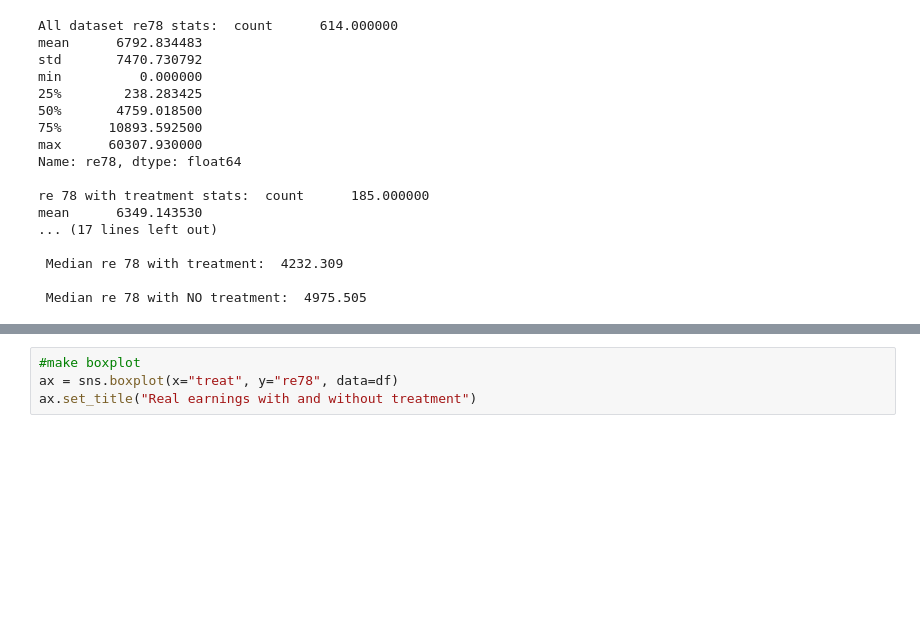
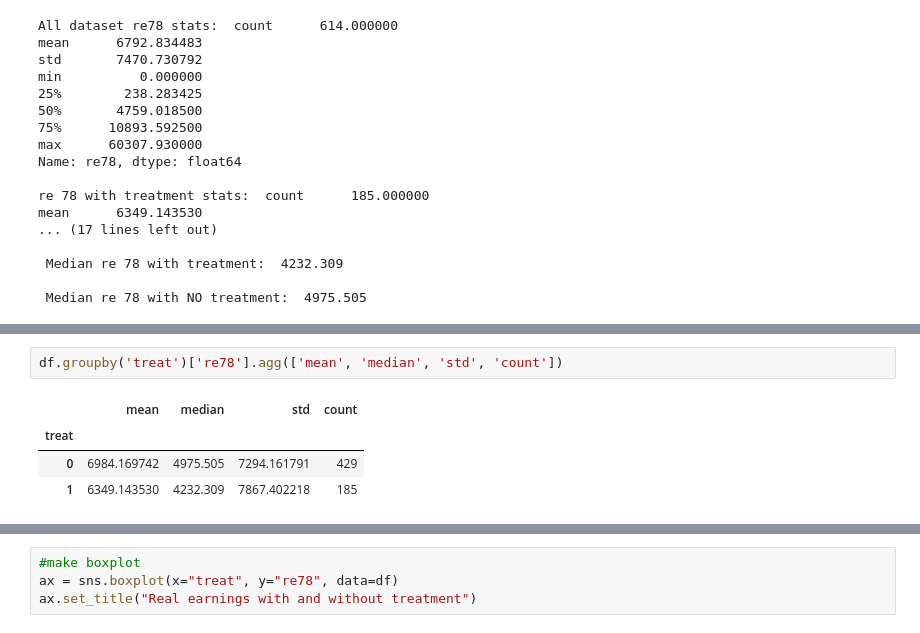
Before and after one commit to mt-tschudin/ADA2026, a Jupyter notebook: Exercises/05 - Causal analysis of observational data/Observational studies exercise.ipynb, the cells around one changed output, grey strips where cells are left out. Cells and saved outputs as stored; diff of their text form; blank space fills up the shorter version.

```diff
--- a/Exercises/05 - Causal analysis of observational data/Observational studies exercise.ipynb
+++ b/Exercises/05 - Causal analysis of observational data/Observational studies exercise.ipynb
@@ -123,3 +130,10 @@ mean      6349.143530
+# %%
+df.groupby('treat')['re78'].agg(['mean', 'median', 'std', 'count'])
+# %% [output]
+|  | mean | median | std | count |
+| treat |  |  |  |  |
+| 0 | 6984.169742 | 4975.505 | 7294.161791 | 429 |
+| 1 | 6349.143530 | 4232.309 | 7867.402218 | 185 |
 # %% [markdown]
 **Interpretation pt 01**
 A naive researcher could conclude the treatment doesn't help." Make it more concrete with your numbers. The treated group earns less on average (mean $6,349 vs $6,984, median $4,232 vs $4,976). A naive researcher might even say that the program hurts earnings
```
Also changed, not shown: parts of 2 cells of this notebook.
